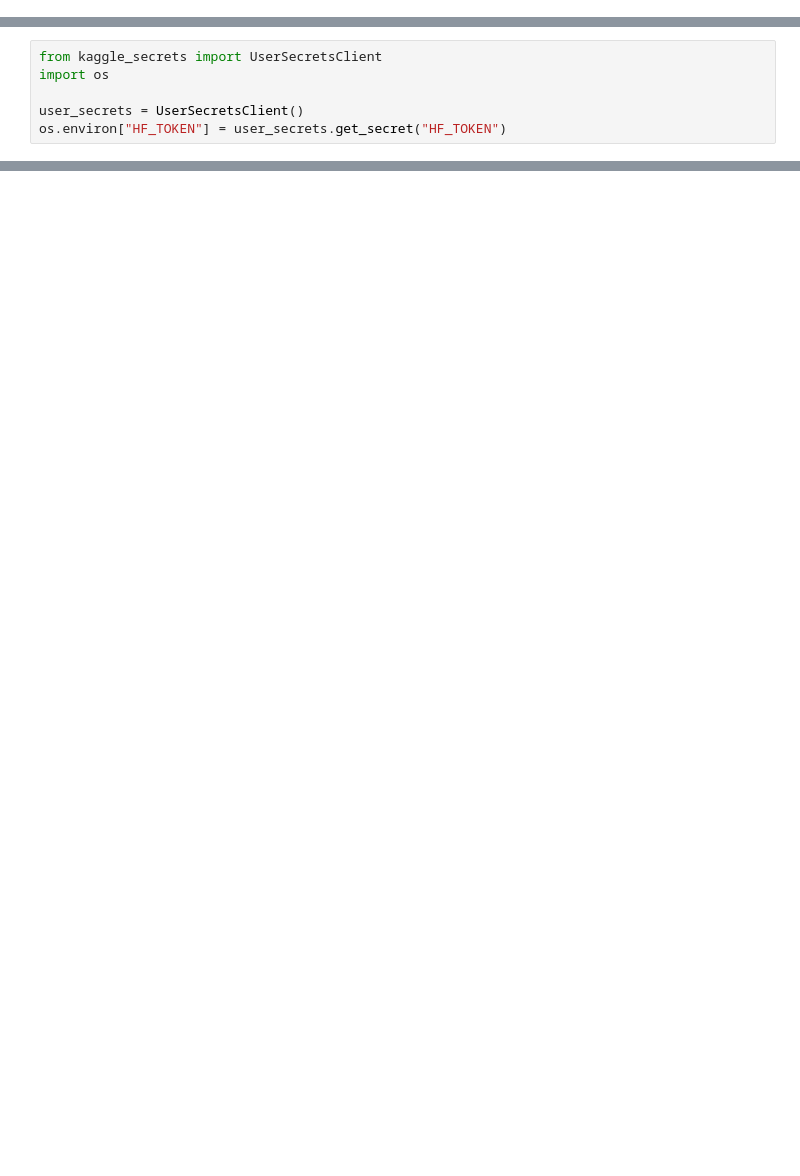
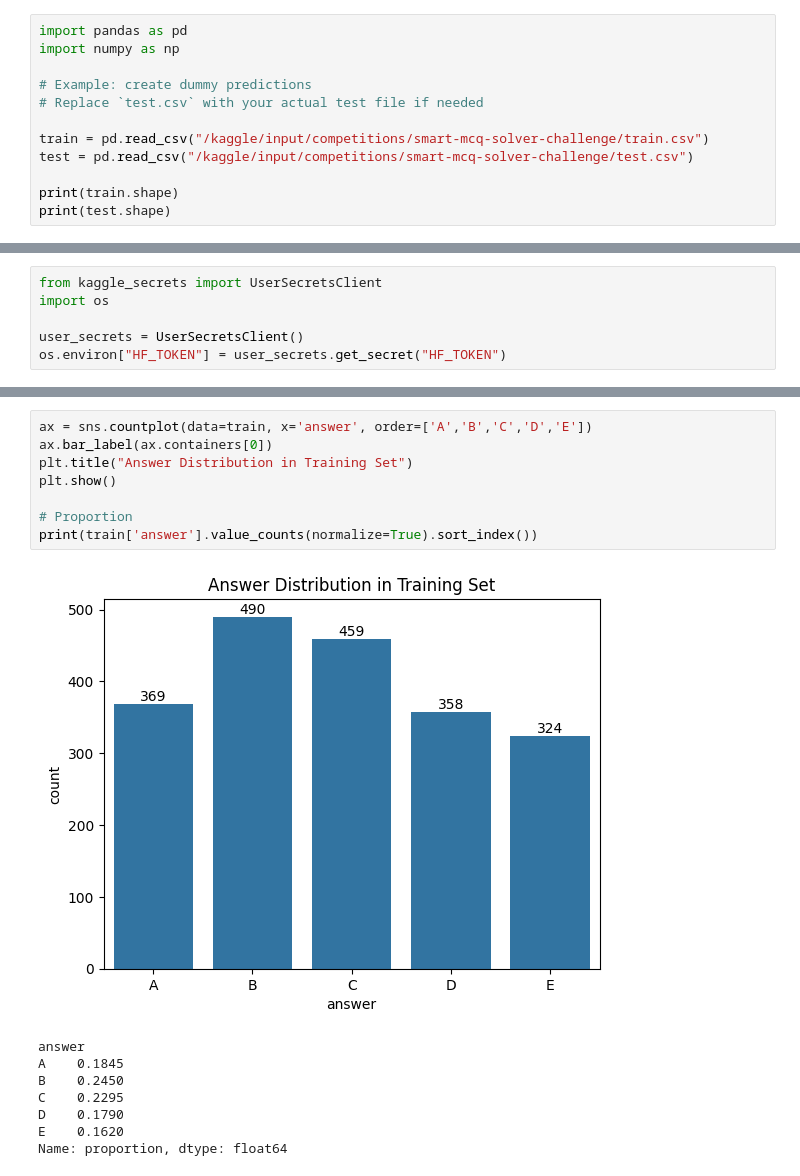
Before and after one commit to 23f3003322/dl-genai-26t2, a Jupyter notebook: dl-23f3003322-notebook-t22026.ipynb, the cells around one changed output, grey strips where cells are left out. Cells and saved outputs as stored; diff of their text form; blank space fills up the shorter version.

Commit message:
Kaggle Notebook | dl-23f3003322-notebook-t22026 | Version 18

```diff
--- a/dl-23f3003322-notebook-t22026.ipynb
+++ b/dl-23f3003322-notebook-t22026.ipynb
@@ -26,3 +29,15 @@ import kagglehub
 /kaggle/input/competitions/smart-mcq-solver-challenge/sample_submission.csv
 /kaggle/input/competitions/smart-mcq-solver-challenge/train.csv
 /kaggle/input/competitions/smart-mcq-solver-challenge/test.csv
+# %%
+import pandas as pd
+import numpy as np
+
+# Example: create dummy predictions
+# Replace `test.csv` with your actual test file if needed
+
+train = pd.read_csv("/kaggle/input/competitions/smart-mcq-solver-challenge/train.csv")
+test = pd.read_csv("/kaggle/input/competitions/smart-mcq-solver-challenge/test.csv")
+
+print(train.shape)
+print(test.shape)
@@ -1294,0 +82,17 @@ display(df_comparison)
+# %%
+ax = sns.countplot(data=train, x='answer', order=['A','B','C','D','E'])
+ax.bar_label(ax.containers[0])
+plt.title("Answer Distribution in Training Set")
+plt.show()
+
+# Proportion
+print(train['answer'].value_counts(normalize=True).sort_index())
+# %% [output]
+[figure, added]
+answer
+A    0.1845
+B    0.2450
+C    0.2295
+D    0.1790
+E    0.1620
+Name: proportion, dtype: float64
```
Also changed, not shown: parts of 60 cells of this notebook.
